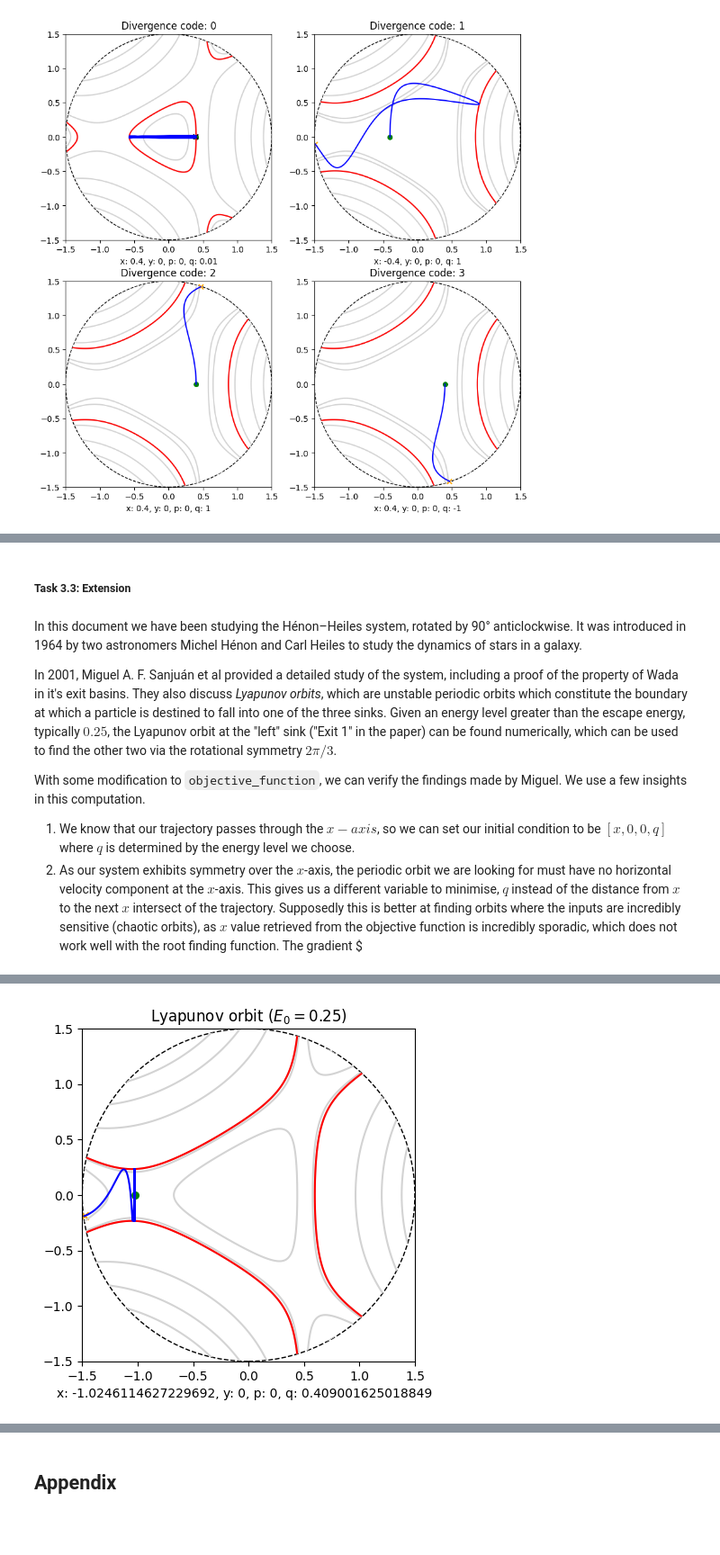
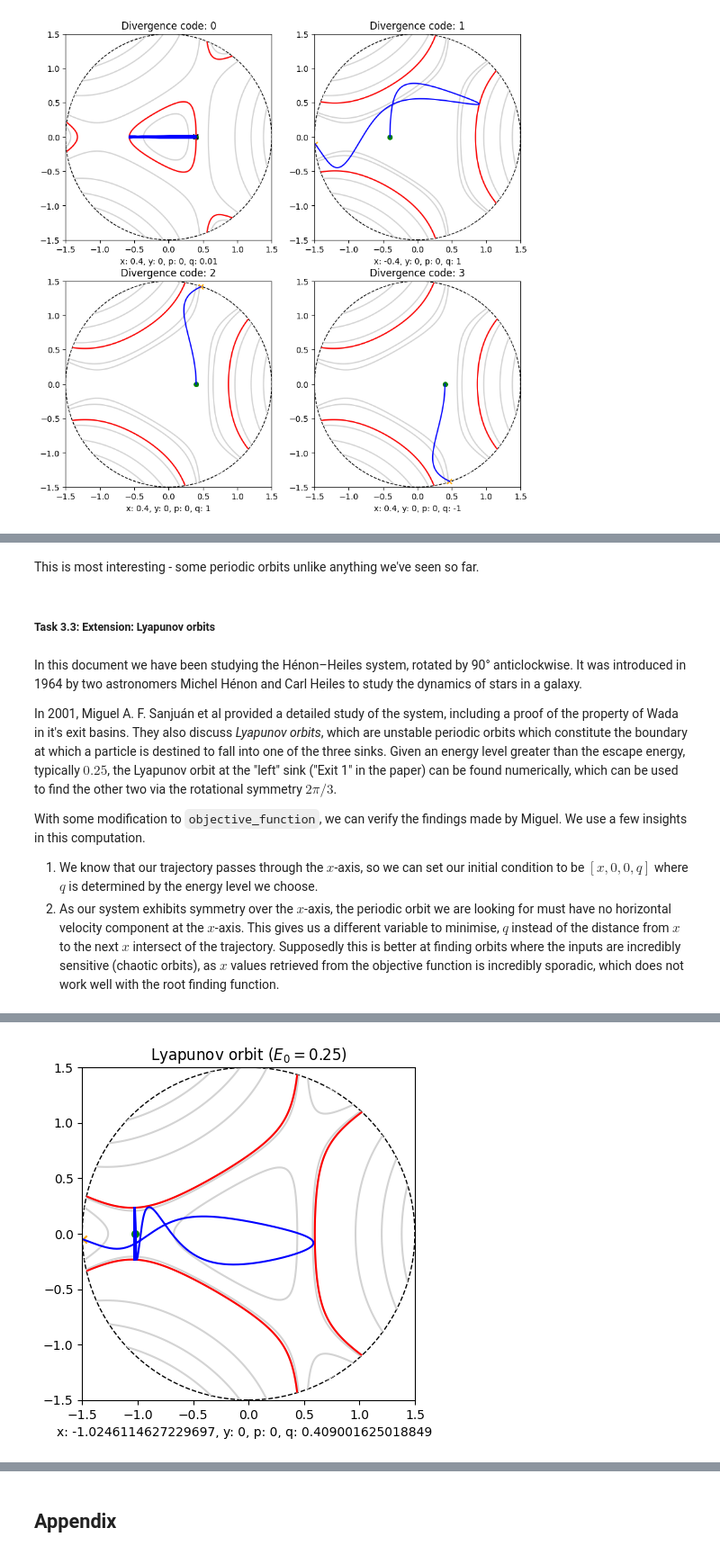
Before and after one commit to ProgramPhantom/MPS224-Scientific-Computing, a Jupyter notebook: Assignment 2/assignment2.ipynb, the cells around one changed output, grey strips where cells are left out. Shown at 90% size. Saved outputs shown, nothing was run; the diff lists cells and outputs as text; code cells hidden in the pictures; blank space fills up the shorter version.

Commit message:
Read through 1

```diff
--- a/Assignment 2/assignment2.ipynb
+++ b/Assignment 2/assignment2.ipynb
@@ -918,26 +994,28 @@ In fact, this system exhibits an even more mind-bending property: the property o
+# %% [markdown]
+This is most interesting - some periodic orbits unlike anything we've seen so far.
 # %% [markdown]
-##### Task 3.3: Extension
+##### Task 3.3: Extension: Lyapunov orbits
 # %% [markdown]
 In this document we have been studying the Hénon–Heiles system, rotated by 90° anticlockwise. It was introduced in 1964 by two astronomers Michel Hénon and Carl Heiles to study the dynamics of stars in a galaxy.
 
 In 2001, Miguel A. F. Sanjuán et al provided a detailed study of the system, including a proof of the property of Wada in it's exit basins. They also discuss *Lyapunov orbits*, which are unstable periodic orbits which constitute the boundary at which a particle is destined to fall into one of the three sinks. Given an energy level greater than the escape energy, typically $0.25$, the Lyapunov orbit at the "left" sink ("Exit 1" in the paper) can be found numerically, which can be used to find the other two via the rotational symmetry $2\pi/3$.
 
 With some modification to `objective_function`, we can verify the findings made by Miguel. We use a few insights in this computation.
-1. We know that our trajectory passes through the $x-axis$, so we can set our initial condition to be $[x, 0, 0, q]$ where $q$ is determined by the energy level we choose.
-2. As our system exhibits symmetry over the $x$-axis, the periodic orbit we are looking for must have no horizontal velocity component at the $x$-axis. This gives us a different variable to minimise, $q$ instead of the distance from $x$ to the next $x$ intersect of the trajectory. Supposedly this is better at finding orbits where the inputs are incredibly sensitive (chaotic orbits), as $x$ value retrieved from the objective function is incredibly sporadic, which does not work well with the root finding function. The gradient $
+1. We know that our trajectory passes through the $x$-axis, so we can set our initial condition to be $[x, 0, 0, q]$ where $q$ is determined by the energy level we choose.
+2. As our system exhibits symmetry over the $x$-axis, the periodic orbit we are looking for must have no horizontal velocity component at the $x$-axis. This gives us a different variable to minimise, $q$ instead of the distance from $x$ to the next $x$ intersect of the trajectory. Supposedly this is better at finding orbits where the inputs are incredibly sensitive (chaotic orbits), as $x$ values retrieved from the objective function is incredibly sporadic, which does not work well with the root finding function.
 # %%
-def get_objective_function_lyapunov(energy):
+def get_objective_function_lyapunov(energy: float):
     """
     Factory function to get lyapunov objective function
     for a given energy.
     """
 
     def objective_function_lyapunov(x0):
-        q0 = np.sqrt(2 * (energy - V(x0, 0)))
+        q0 = np.sqrt(2 * (energy - V_3(x0, 0)))
 
         u0 = [x0, 0, 0, q0]
 
-        sol = solve_clover(u0, 1000)
+        sol = solve_3(u0, 2000)
 
         crossing_times = sol.t_events[1]
         crossing_states = sol.y_events[1]
@@ -947,36 +1025,43 @@ def get_objective_function_lyapunov(energy):
 
         if len(valid_times) < 1:
             # If it didn't even cross once, it slipped off the saddle immediately.
-            # Return the final px to give the solver a continuous gradient.
+            # Return the final p to give the solver a continuous gradient.
             return sol.y[2, -1]
 
         first_crossing_time = valid_times[0]
         state_at_first_crossing = crossing_states[first_crossing_time]
 
-        # Minimise q
-        final_qx = state_at_first_crossing[2]
-        return final_qx
+        # Minimise p
+        final_px = state_at_first_crossing[2]
+        return final_px
 
         # Minimise x difference
         #final_x = state_at_first_crossing[0]
         #return final_x - x0
 
-
     return objective_function_lyapunov
 
 
-def find_lyapunov(E0=0.25, x0=-0.95):
+def find_lyapunov(E0: float=0.25, x0: float=-0.96) -> None:
+    """
+    Finds the Lyapunov orbit on the left sink. Fires trajectories
+    [x, 0, 0, q], where q is a forced value by the provided energy
+    level. We use a factory function to create an objective function
+    specifically for the energy value.
+
+    :param float E0: Energy level to find the lyapunov orbit
+    :param float x0: Initial guess for x0, near -1.
+    """
+
+    # This orbit only exists when the energy is above the escape energy
     if E0 < 1/6:
         print("Energy must be above the escape energy of 1/6 for a lyapunov orbit to exist.")
         return
 
-    q0 = np.sqrt(2 * (E0 - V(x0, 0)))
 
-    # Initial trajectory plot
+    print(f"Finding lyapunov for left sink with energy {E0}")
 
-    print(f"Finding lyapunov for left sink with energy {energy([x0, 0, 0, q0])}")
-
-    diverged = False
+    error = ""
     try:
         result = root_scalar(
             get_objective_function_lyapunov(E0),
@@ -986,24 +1071,23 @@ def find_lyapunov(E0=0.25, x0=-0.95):
             xtol=1e-30
         )
     except ValueError as err:
-        print(err)
-        diverged = True
+        error = str(err)
 
 
-    if diverged:
-        print("Trajectory diverged")
+    if error != "":
+        print(error)
     elif result.converged:
         print(f"Successfully found the lyapunov orbit!")
         print(f"x0 = {result.root}")
 
-        q_final = np.sqrt(2 * (E0 - V(result.root, 0)))
+        q_final = np.sqrt(2 * (E0 - V_3(result.root, 0)))
 
         show_trajectory_fancy_3([result.root, 0, 0, q_final], title=f"Lyapunov orbit ($E_0 = {E0}$)")
     else:
         print("Root finder failed to converge.")
 
 
-find_lyapunov(E0=0.25, x0=-0.8)
+find_lyapunov(E0=0.25)
 # %% [output]
 Finding lyapunov for left sink with energy 0.25
 Successfully found the lyapunov orbit!
@@ -1011,2 +1095,2 @@ x0 = -1.0246114627229692
-[figure, old version]
+[figure, new version]
 # %% [markdown]
```
Also changed, not shown: parts of 26 cells of this notebook, 2 other files.
